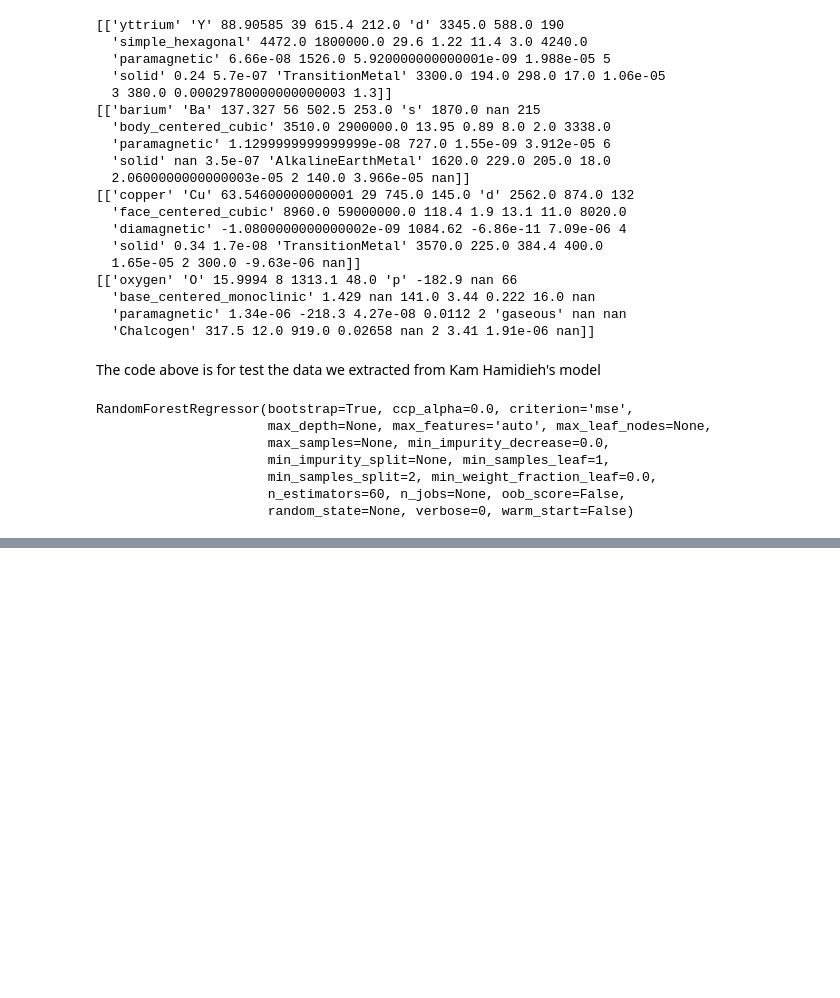
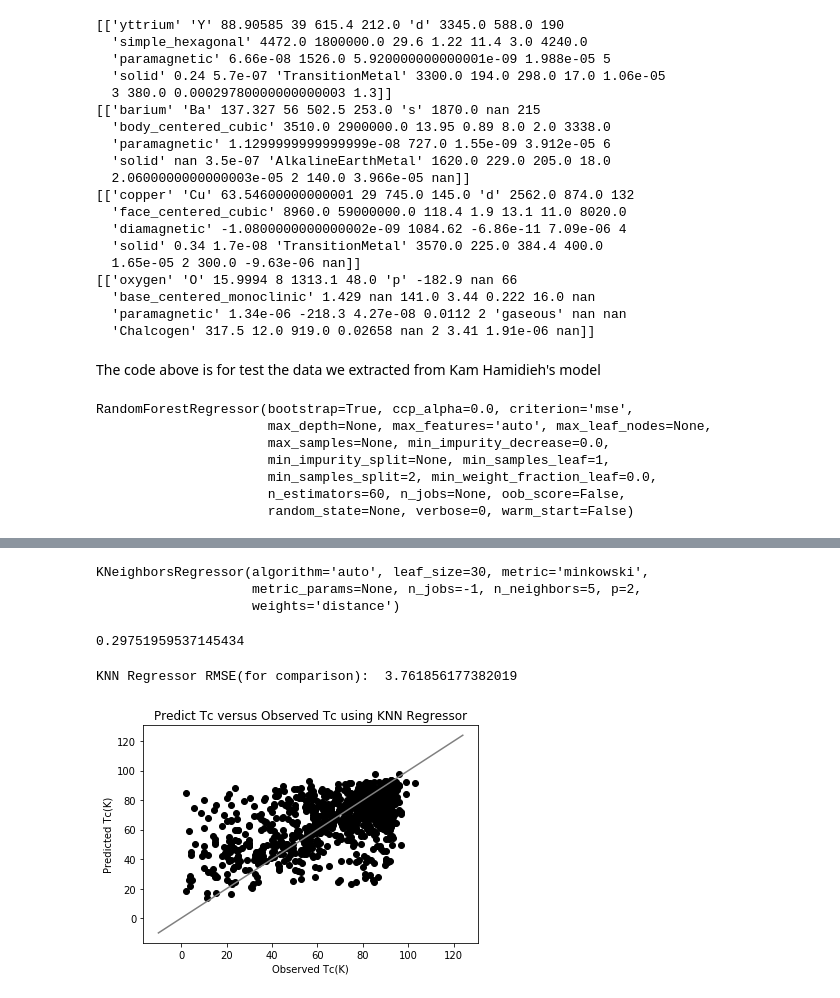
Before and after one commit to FLira2000/supercon, a Jupyter notebook: target.ipynb, the cells around one changed output, grey strips where cells are left out. Drawn from its saved outputs; the diff is of its cells as text; code cells hidden in the pictures; blank space fills up the shorter version.

Commit message:
adding knn regressor

```diff
--- a/target.ipynb
+++ b/target.ipynb
@@ -175,5 +172,7 @@ predictions_forest = 0
 # %%
+avg_forest = 0
+predictions_forest = 0
 for i in range(1, 26):
     predictions_forest = forestModel.predict(test_X) # testando a predição da random forest
-    avg_forest += mean_absolute_error(predictions_forest, test_y)
+    avg_forest += sqrt(mean_absolute_error(predictions_forest, test_y))
 # %%
@@ -216,0 +218,32 @@ forestModel.score(test_X, test_y)
+# %%
+knnModel = KNeighborsRegressor(n_jobs=-1, weights='distance')
+# %%
+knnModel.fit(train_X, train_y)
+# %% [output]
+KNeighborsRegressor(algorithm='auto', leaf_size=30, metric='minkowski',
+                    metric_params=None, n_jobs=-1, n_neighbors=5, p=2,
+                    weights='distance')
+# %%
+knnModel.score(test_X, test_y)
+# %% [output]
+0.29751959537145434
+# %%
+avg_knn = 0
+predictions_knn = 0
+for i in range(1, 26):
+    predictions_knn = knnModel.predict(test_X) # testando a predição com knn
+    avg_knn += sqrt(mean_absolute_error(predictions_knn, test_y))
+# %%
+print('KNN Regressor RMSE(for comparison): ', str(avg_knn/25))
+# %% [output]
+KNN Regressor RMSE(for comparison):  3.761856177382019
+# %%
+plt.title("Predict Tc versus Observed Tc using KNN Regressor")
+plt.plot(test_y, predictions_knn, "o", color="black")
+plt.plot(range(-10, 125), range(-10, 125), color = 'gray')
+plt.xlabel("Observed Tc(K)")
+plt.ylabel("Predicted Tc(K)")
+#plt.show -> plt.savefig
+plt.show()
+# %% [output]
+[figure, added]
```
Also changed, not shown: parts of 12 cells of this notebook.
